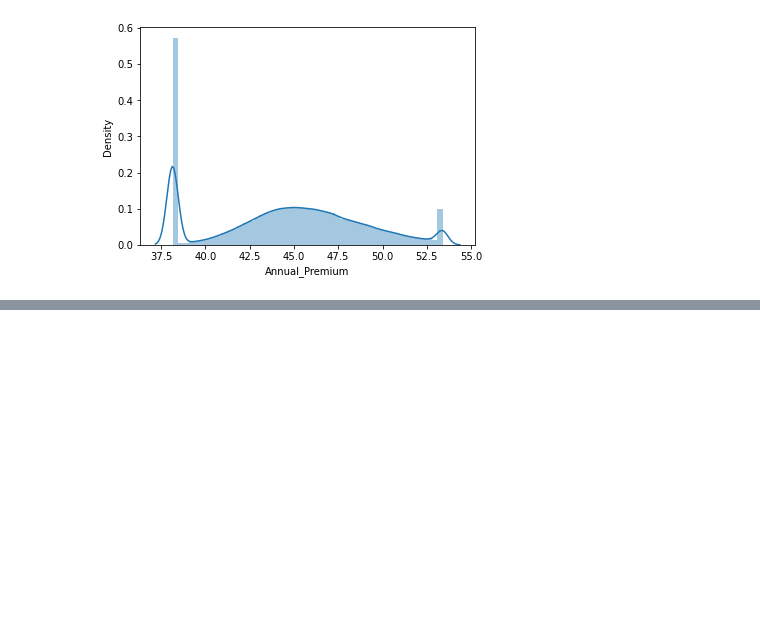
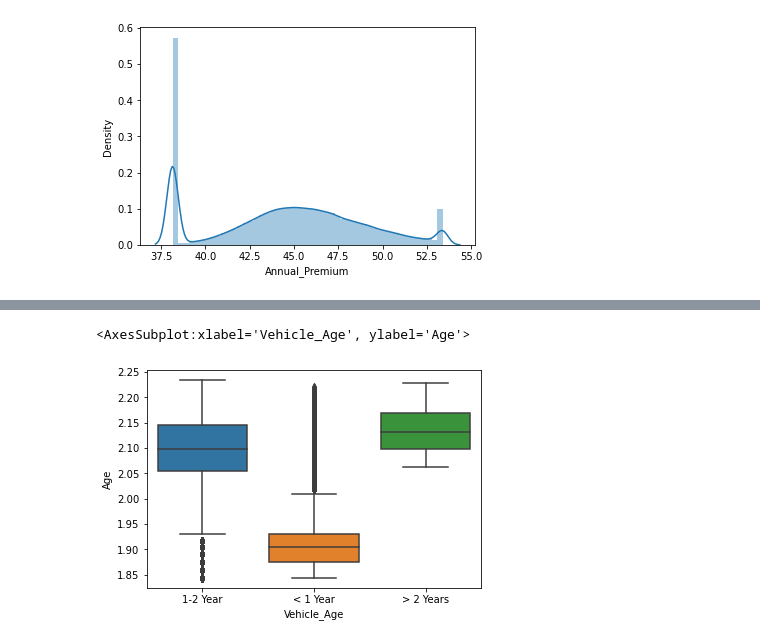
Before and after one commit to RiseAboveAll/JantaHack-Cross-Sell, a Jupyter notebook: Scripts/Cross-Sell.ipynb, the cells around one changed output, grey strips where cells are left out. Cells and saved outputs as stored; diff of their text form; code cells hidden in the pictures; blank space fills up the shorter version.

```diff
--- a/Scripts/Cross-Sell.ipynb
+++ b/Scripts/Cross-Sell.ipynb
@@ -513,0 +536,5 @@ sns.distplot(train['Annual_Premium'])
+# %%
+sns.boxplot(x=train['Vehicle_Age'],y=train['Age'])
+# %% [output]
+<AxesSubplot:xlabel='Vehicle_Age', ylabel='Age'>
+[figure, added]
```
Also changed, not shown: parts of 32 cells of this notebook.
